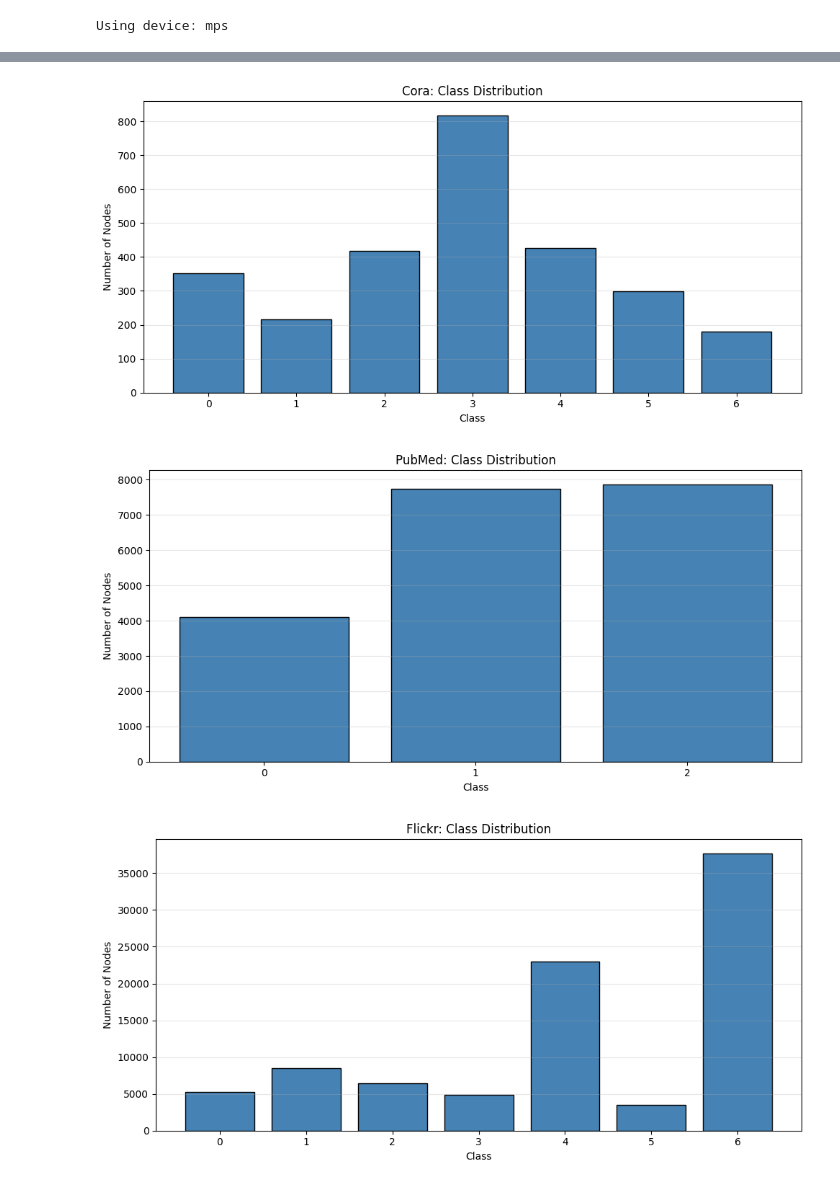
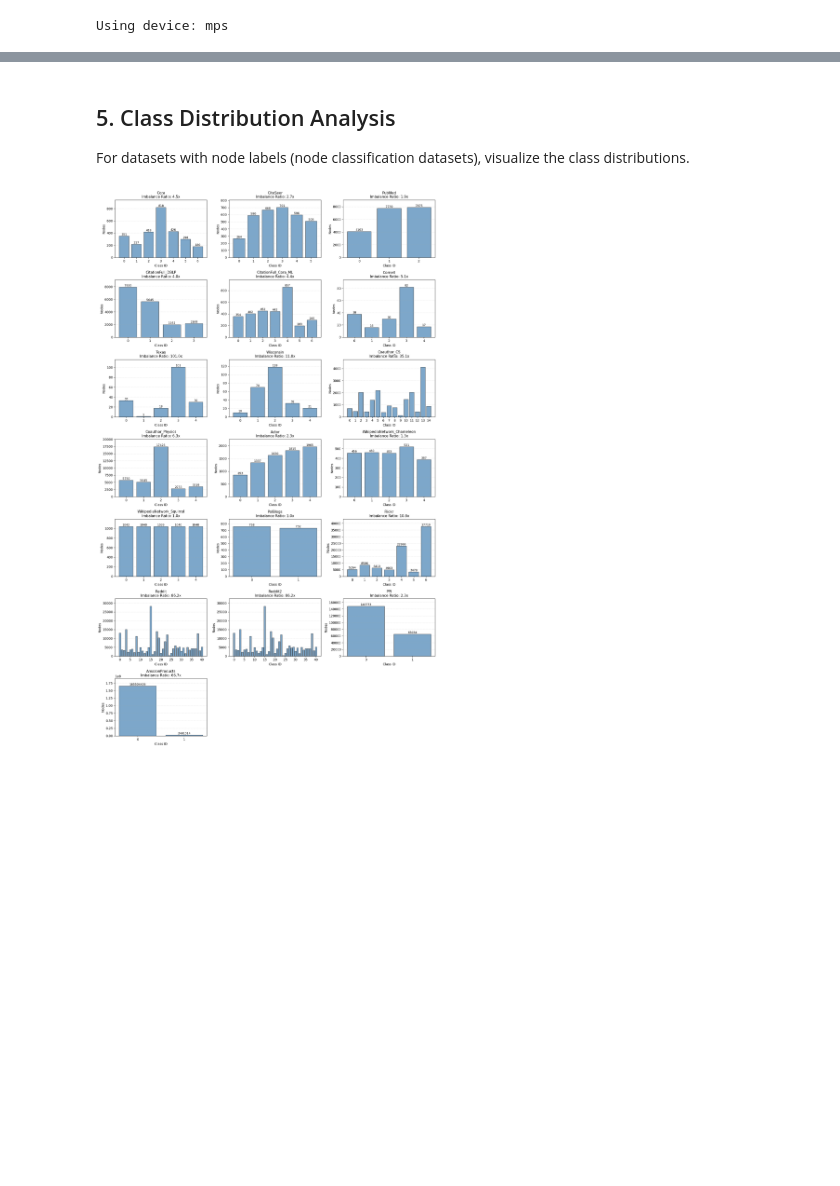
Before and after one commit to ilias-laoukili/gnn-sparsification-research, a Jupyter notebook: notebooks/exploratory/01_Dataset_Loading_and_Preprocessing.ipynb, the cells around one changed output, grey strips where cells are left out. Cells and saved outputs as stored; diff of their text form; code cells hidden in the pictures; blank space fills up the shorter version.

```diff
--- a/notebooks/exploratory/01_Dataset_Loading_and_Preprocessing.ipynb
+++ b/notebooks/exploratory/01_Dataset_Loading_and_Preprocessing.ipynb
@@ -262,24 +439,70 @@ Visualize the class distribution in the datasets.
+# %% [markdown]
+## 5. Class Distribution Analysis
+
+For datasets with node labels (node classification datasets), visualize the class distributions.
 # %%
-import matplotlib.pyplot as plt
+valid_datasets = []
 
-def plot_class_distribution(data, title):
+for name in loaded_datasets:
+    data = loaded_datasets[name]['data']
+
+    if not hasattr(data, 'y') or data.y is None:
+        continue
+
     labels = data.y.cpu().numpy()
+    if labels.ndim > 1:
+        labels = labels.flatten()
+
     unique, counts = np.unique(labels, return_counts=True)
 
-    plt.figure(figsize=(10, 5))
-    plt.bar(unique, counts, color="steelblue", edgecolor="black")
-    plt.xlabel("Class")
-    plt.ylabel("Number of Nodes")
-    plt.title(f"{title}: Class Distribution")
-    plt.xticks(unique)
-    plt.grid(axis="y", alpha=0.3)
-    plt.tight_layout()
-    plt.show()
+    if len(unique) > 50:
+        continue
 
-plot_class_distribution(cora_data, "Cora")
-plot_class_distribution(pubmed_data, "PubMed")
-plot_class_distribution(flickr_data, "Flickr")
+    valid_datasets.append({
+        'name': name,
+        'unique': unique,
+        'counts': counts,
+        'imbalance': counts.max() / counts.min() if counts.min() > 0 else 0
+    })
+
+num_plots = len(valid_datasets)
+cols = 3
+rows = math.ceil(num_plots / cols)
+
+fig, axes = plt.subplots(rows, cols, figsize=(15, 3.5 * rows))
+axes = axes.flatten()
+
+for i, item in enumerate(valid_datasets):
+    ax = axes[i]
+    name = item['name']
+    unique = item['unique']
+    counts = item['counts']
+    imbalance = item['imbalance']
+
+    bars = ax.bar(unique, counts, color="steelblue", edgecolor="black", alpha=0.7, width=0.8)
+
+    ax.set_title(f"{name}\nImbalance Ratio: {imbalance:.1f}x", fontsize=11)
+    ax.set_xlabel("Class ID")
+    ax.set_ylabel("Nodes")
+
+    if len(unique) <= 15:
+        ax.set_xticks(unique)
+    else:
+        ax.locator_params(axis='x', nbins=10)
+
+    if len(unique) < 10:
+        for bar in bars:
+            height = bar.get_height()
+            ax.text(bar.get_x() + bar.get_width()/2., height, f'{int(height)}',
+                    ha='center', va='bottom', fontsize=9)
+
+    ax.set_ylim(top=counts.max() * 1.15)
+    ax.grid(axis='y', linestyle='--', alpha=0.3)
+
+for j in range(i + 1, len(axes)):
+    axes[j].axis('off')
+
+plt.tight_layout()
+plt.show()
 # %% [output]
-[figure, old version]
+[figure, new version]
-[figure, removed]
-[figure, removed]
```
Also changed, not shown: parts of 35 cells of this notebook, 35 other files.
